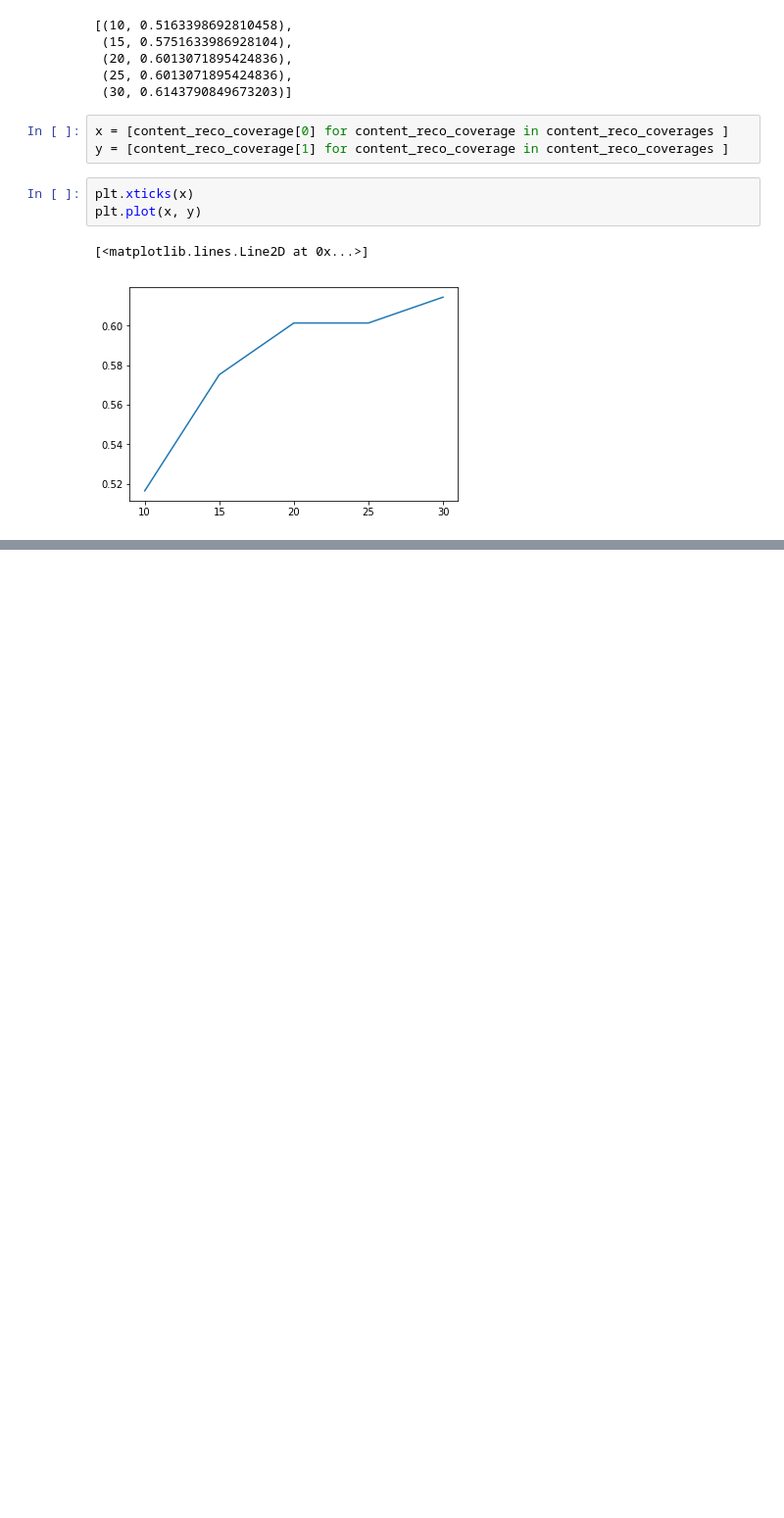
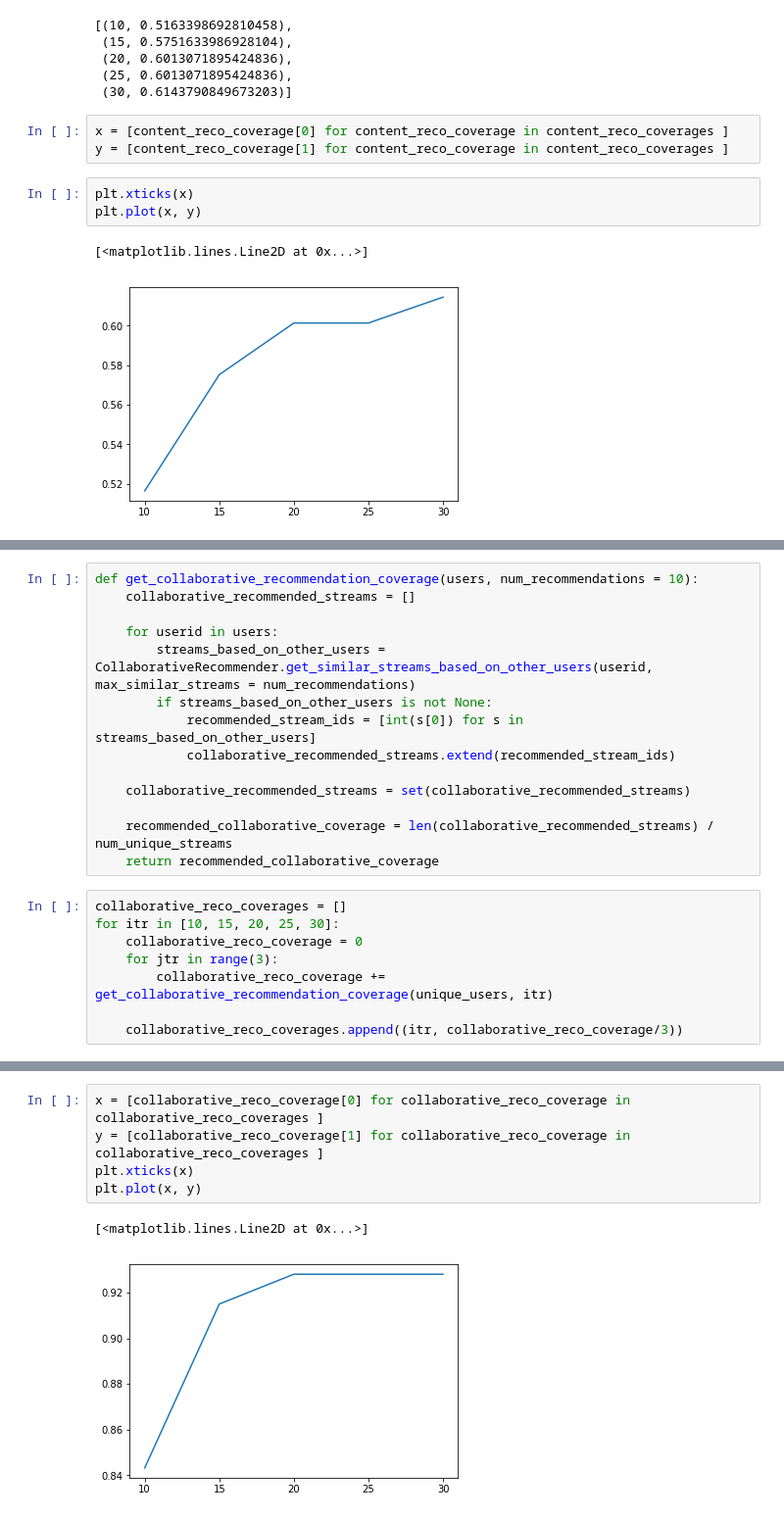
Before and after one commit to ace-racer/ContextualRecommender, a Jupyter notebook: hybird_recommender/evaluation/Evaluate Recommenders 2 - By Coverage.ipynb, the cells around one changed output, grey strips where cells are left out. Shown at 98% size. Drawn from its saved outputs; the diff is of its cells as text; blank space fills up the shorter version.

Commit message:
Add code for collaborative and hybrid coverages and code to not exclude specific x values

```diff
--- a/hybird_recommender/evaluation/Evaluate Recommenders 2 - By Coverage.ipynb
+++ b/hybird_recommender/evaluation/Evaluate Recommenders 2 - By Coverage.ipynb
@@ -89,0 +92,22 @@ plt.plot(x, y)
+# %%
+def get_collaborative_recommendation_coverage(users, num_recommendations = 10):
+    collaborative_recommended_streams = []
+
+    for userid in users:
+        streams_based_on_other_users = CollaborativeRecommender.get_similar_streams_based_on_other_users(userid, max_similar_streams = num_recommendations)
+        if streams_based_on_other_users is not None:
+            recommended_stream_ids = [int(s[0]) for s in streams_based_on_other_users]
+            collaborative_recommended_streams.extend(recommended_stream_ids)
+
+    collaborative_recommended_streams = set(collaborative_recommended_streams)
+
+    recommended_collaborative_coverage = len(collaborative_recommended_streams) / num_unique_streams
+    return recommended_collaborative_coverage
+# %%
+collaborative_reco_coverages = []
+for itr in [10, 15, 20, 25, 30]:
+    collaborative_reco_coverage = 0
+    for jtr in range(3):
+        collaborative_reco_coverage += get_collaborative_recommendation_coverage(unique_users, itr)
+
+    collaborative_reco_coverages.append((itr, collaborative_reco_coverage/3))
@@ -89,0 +122,8 @@ plt.plot(x, y)
+# %%
+x = [collaborative_reco_coverage[0] for collaborative_reco_coverage in collaborative_reco_coverages ]
+y = [collaborative_reco_coverage[1] for collaborative_reco_coverage in collaborative_reco_coverages ]
+plt.xticks(x)
+plt.plot(x, y)
+# %% [output]
+[<matplotlib.lines.Line2D at 0x...>]
+[figure, added]
```
Also changed, not shown: parts of 7 cells of this notebook.
